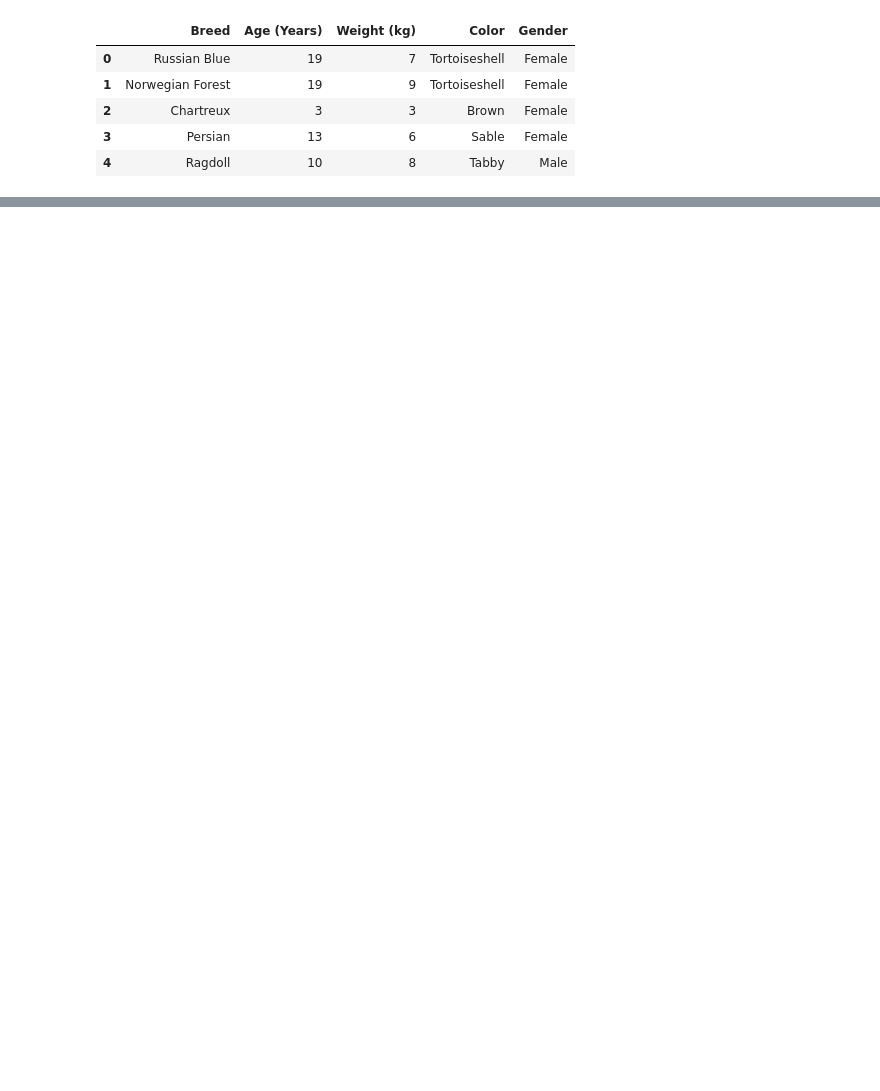
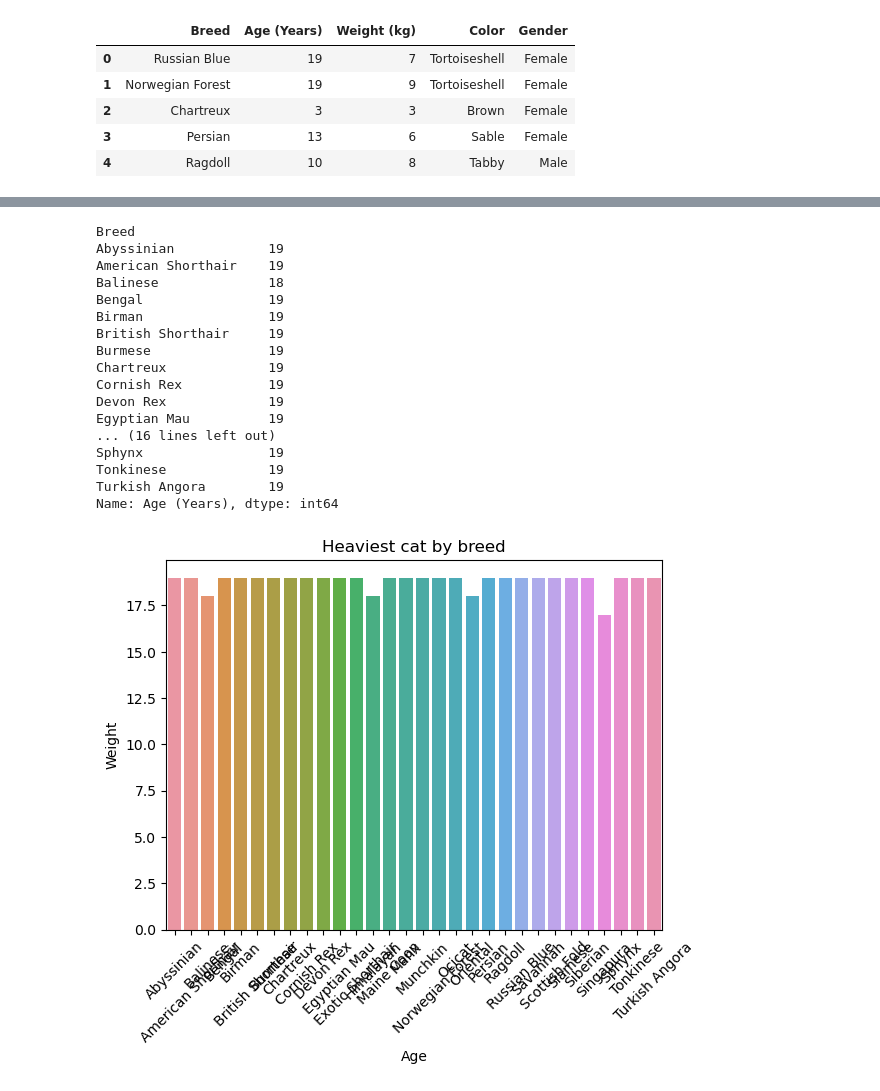
Before and after one commit to build-summer-2024/async-teal-JackyC-final-project, a Jupyter notebook: final_project.ipynb, the cells around one changed output, grey strips where cells are left out. Saved outputs shown, nothing was run; the diff lists cells and outputs as text; code cells hidden in the pictures; blank space fills up the shorter version.

```diff
--- a/final_project.ipynb
+++ b/final_project.ipynb
@@ -75,2 +74,30 @@ Name: Age (Years), dtype: int64
+# %%
+oldest = cat_data.groupby("Breed")["Age (Years)"].max()
+print(oldest)
+seaborn.barplot(x=oldest.index,y=oldest)
+plt.xlabel("Age")
+plt.ylabel("Weight")
+plt.title("Heaviest cat by breed")
+plt.xticks(rotation=45)
+plt.show()
+# %% [output]
+Breed
+Abyssinian            19
+American Shorthair    19
+Balinese              18
+Bengal                19
+Birman                19
+British Shorthair     19
+Burmese               19
+Chartreux             19
+Cornish Rex           19
+Devon Rex             19
+Egyptian Mau          19
+... (16 lines left out)
+Sphynx                19
+Tonkinese             19
+Turkish Angora        19
+Name: Age (Years), dtype: int64
+[figure, added]
 # %%
 common_color = cat_data["Color"]
```
Also changed, not shown: parts of 13 cells of this notebook, 1 other file.
